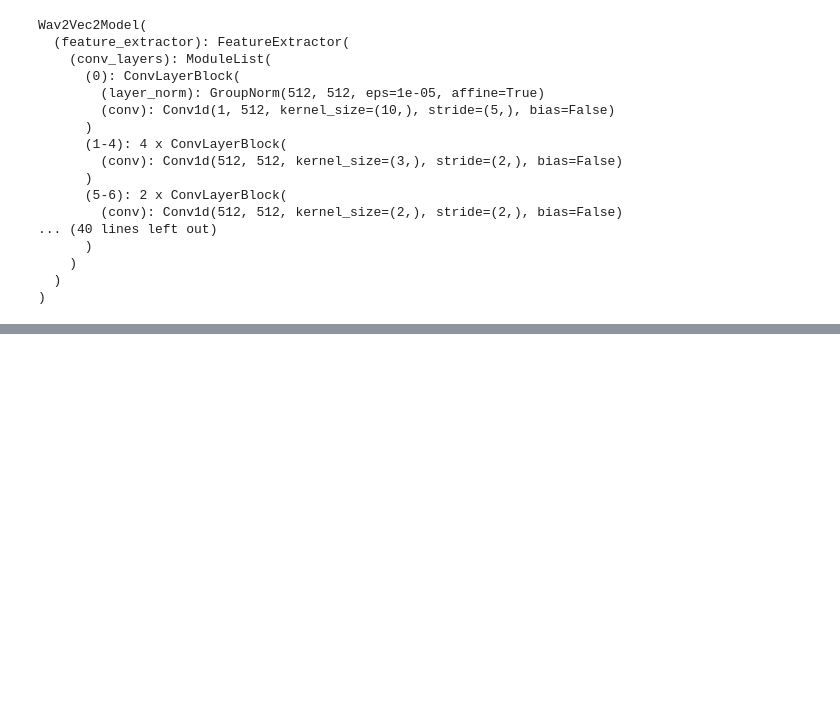
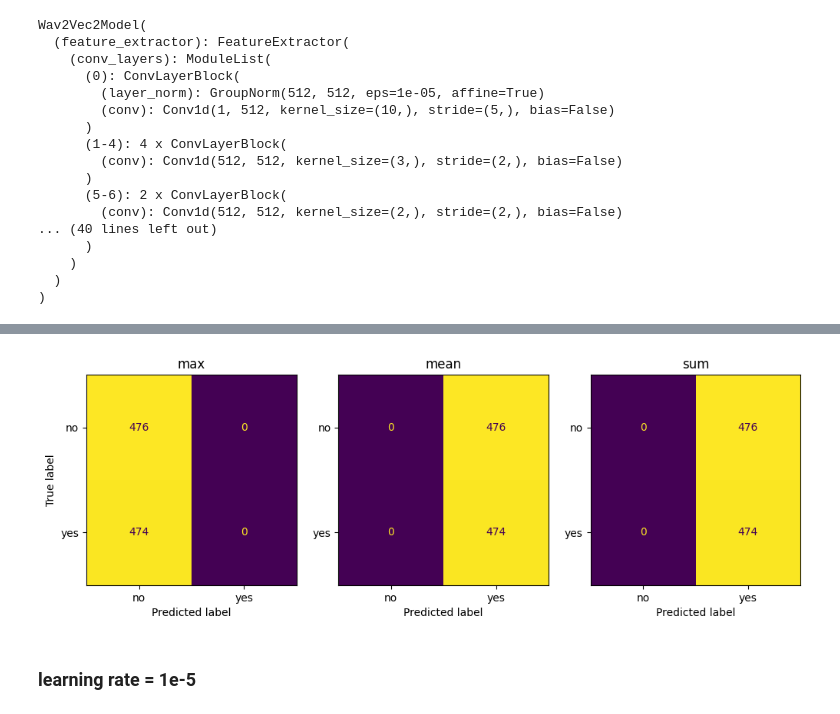
Before and after one commit to bieleckipiotr/Deep-Learning, a Jupyter notebook: project 2/wav2vec2.ipynb, the cells around one changed output, grey strips where cells are left out. Drawn from its saved outputs; the diff is of its cells as text; code cells hidden in the pictures; blank space fills up the shorter version.

```diff
--- a/project 2/wav2vec2.ipynb
+++ b/project 2/wav2vec2.ipynb
@@ -186,0 +259,9 @@ for i, (batch_inputs, batch_labels) in enumerate(train_loader):
+# %%
+model_mean = Wav2Vec2ClassificationModel(num_labels=2, hidden_size=768, final_dropout=0.1, pooling = 'mean').to(device)
+model_max = Wav2Vec2ClassificationModel(num_labels=2, hidden_size=768, final_dropout=0.1, pooling = 'max').to(device)
+model_sum = Wav2Vec2ClassificationModel(num_labels=2, hidden_size=768, final_dropout=0.1, pooling = 'sum').to(device)
+for model in [model_mean, model_max, model_sum]:
+    criterion = nn.CrossEntropyLoss()
+    optimizer = torch.optim.Adam(model.parameters(), lr = 0.001)
+    print(model.pooling)
+    model.train_model(train_loader, val_loader, criterion, optimizer, num_epochs=10)
@@ -186,0 +287,12 @@ for i, (batch_inputs, batch_labels) in enumerate(train_loader):
+# %%
+fig, axes = plt.subplots(1,3,figsize = (12, 8))
+for ax, model in zip(axes, [model_max, model_mean, model_sum]):
+    plot_confusion_matrix(model, validation_dataloader, dataset.classes, ax = ax)
+    ax.set_title(model.pooling)
+    ax.set_ylabel('')
+axes[0].set_ylabel('True label')
+plt.savefig('./media/wav2vec2lr1e3.png', dpi = 200)
+# %% [output]
+[figure, added]
+# %% [markdown]
+### learning rate = 1e-5
```
Also changed, not shown: parts of 50 cells of this notebook, 2 other files.
